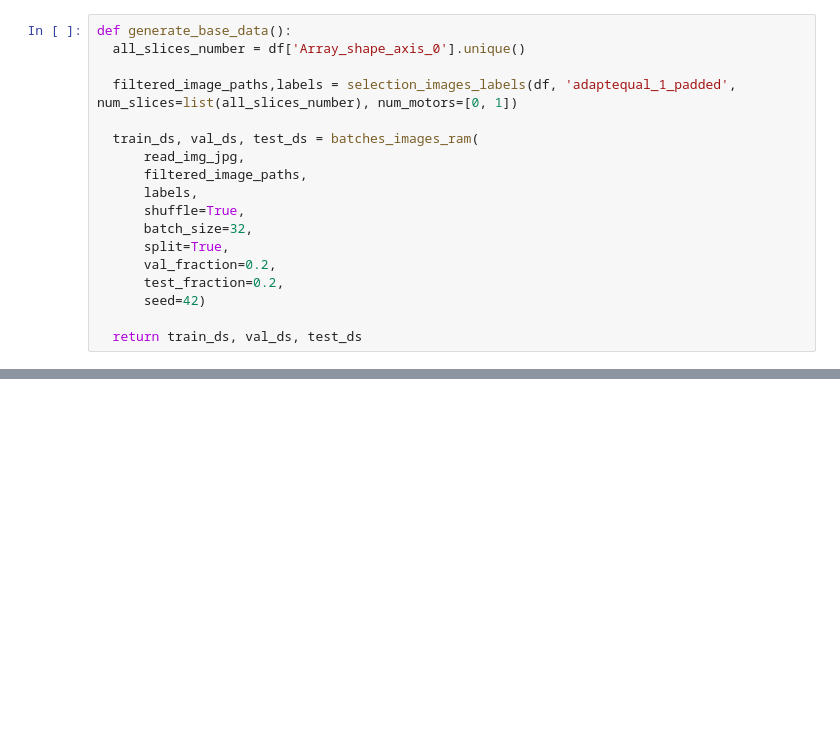
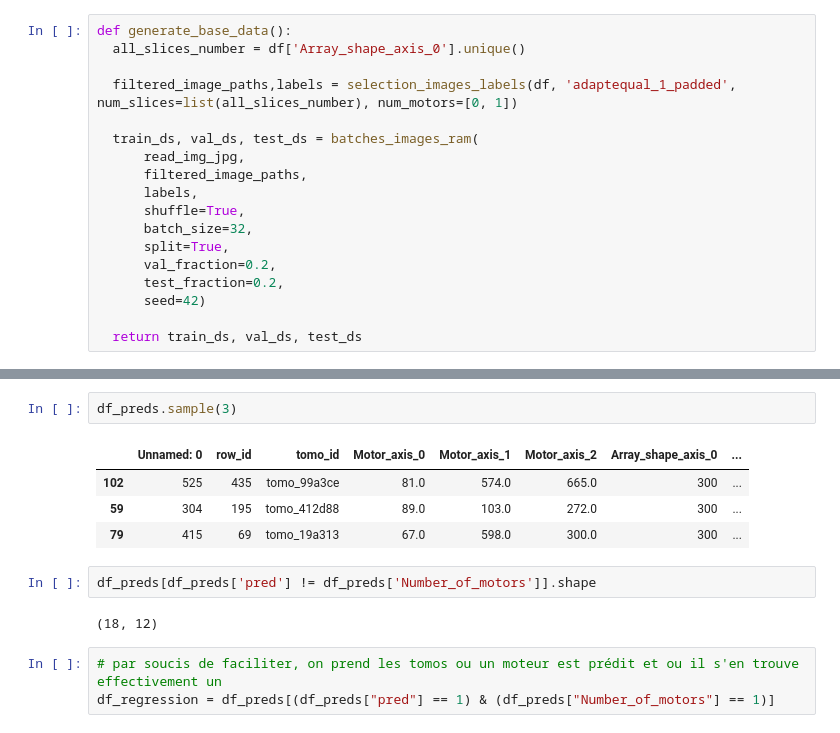
Before and after one commit to mc-will/BYU_Locating-Bacterial_Flagellar_Motors_2025, a Jupyter notebook: notebooks/ThomasDenoirjean_test_workflow.ipynb, the cells around one changed output, grey strips where cells are left out. Saved outputs shown, nothing was run; the diff lists cells and outputs as text; blank space fills up the shorter version.

```diff
--- a/notebooks/ThomasDenoirjean_test_workflow.ipynb
+++ b/notebooks/ThomasDenoirjean_test_workflow.ipynb
@@ -398,3 +373,17 @@ df_regression
+# %%
+df_preds.sample(3)
+# %% [output]
+|  | Unnamed: 0 | row_id | tomo_id | Motor_axis_0 | Motor_axis_1 | Motor_axis_2 | Array_shape_axis_0 | ... |
+| 102 | 525 | 435 | tomo_99a3ce | 81.0 | 574.0 | 665.0 | 300 | ... |
+| 59 | 304 | 195 | tomo_412d88 | 89.0 | 103.0 | 272.0 | 300 | ... |
+| 79 | 415 | 69 | tomo_19a313 | 67.0 | 598.0 | 300.0 | 300 | ... |
+# %%
+df_preds[df_preds['pred'] != df_preds['Number_of_motors']].shape
+# %% [output]
+(18, 12)
+# %%
+# par soucis de faciliter, on prend les tomos ou un moteur est prédit et ou il s'en trouve effectivement un
+df_regression = df_preds[(df_preds["pred"] == 1) & (df_preds["Number_of_motors"] == 1)]
 # %%
 df_regression.shape
 # %% [output]
```
Also changed, not shown: parts of 27 cells of this notebook, 1 other file.
